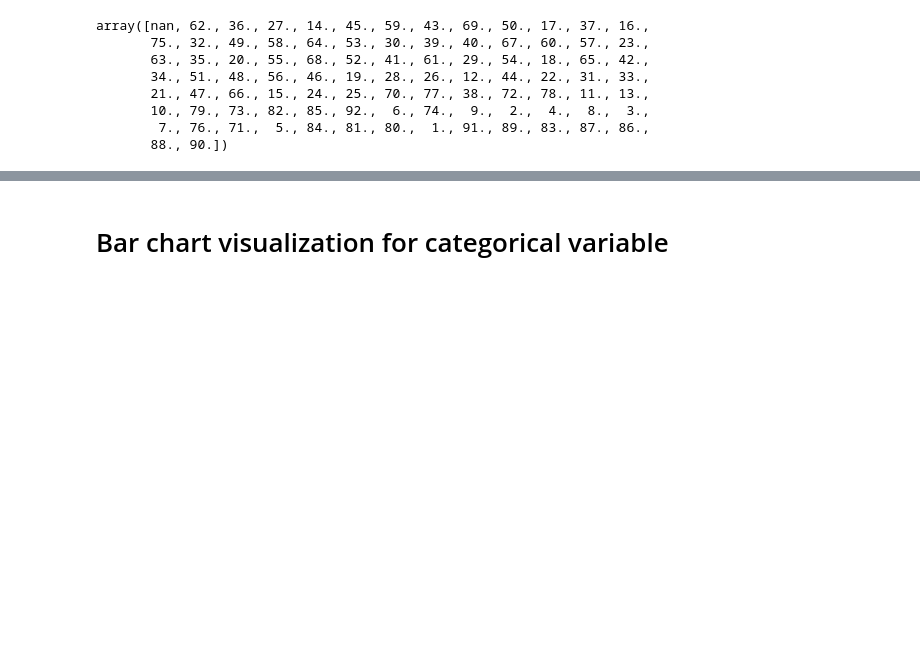
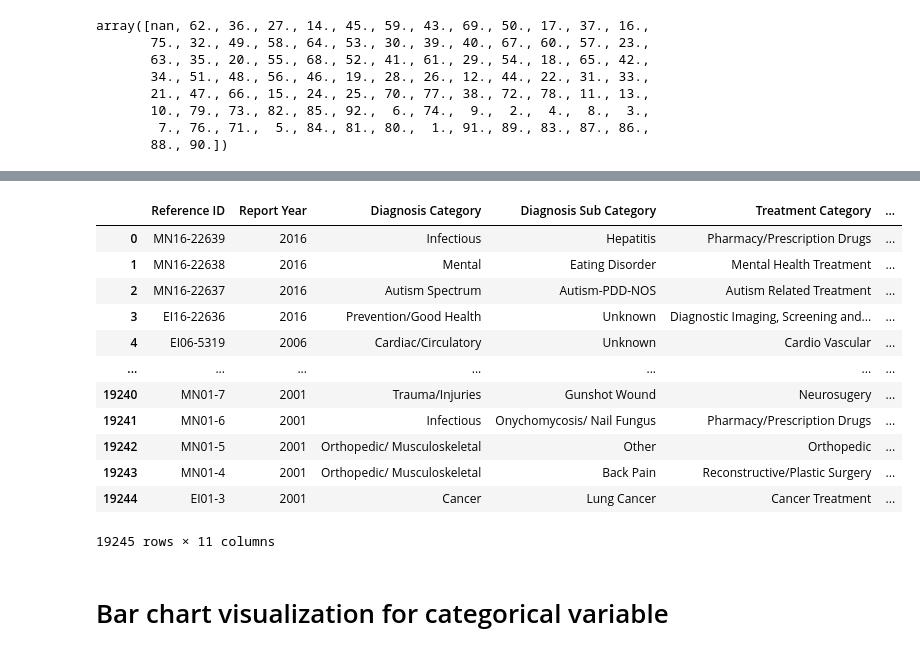
Before and after one commit to rohitkadam1410/Data-Scinence-Projects, a Jupyter notebook: Independent medical review dataset/EDA_independent_medical_review.ipynb, the cells around one changed output, grey strips where cells are left out. Drawn from its saved outputs; the diff is of its cells as text; code cells hidden in the pictures; blank space fills up the shorter version.

Commit message:
replacing null values in dataframe
replaced nan values to unknown

```diff
--- a/Independent medical review dataset/EDA_independent_medical_review.ipynb
+++ b/Independent medical review dataset/EDA_independent_medical_review.ipynb
@@ -291,0 +295,6 @@ Diagnosis Category :
+# %%
+df[['Diagnosis Category', 'Treatment Category']] = df[['Diagnosis Category', 'Treatment Category']].fillna('Unknown')
+# %%
+df[['Patient Gender']] = df[['Patient Gender']].fillna('Unknown')
+# %%
+df[['Age Range']] = df[['Age Range']].fillna('Unknown')
@@ -292,3 +316,21 @@ Diagnosis Category :
+# %%
+df = df.drop(['Extracted Gender','Extracted Age'],axis=1)
+# %%
+df
+# %% [output]
+|  | Reference ID | Report Year | Diagnosis Category | Diagnosis Sub Category | Treatment Category | ... |
+| 0 | MN16-22639 | 2016 | Infectious | Hepatitis | Pharmacy/Prescription Drugs | ... |
+| 1 | MN16-22638 | 2016 | Mental | Eating Disorder | Mental Health Treatment | ... |
+| 2 | MN16-22637 | 2016 | Autism Spectrum | Autism-PDD-NOS | Autism Related Treatment | ... |
+| 3 | EI16-22636 | 2016 | Prevention/Good Health | Unknown | Diagnostic Imaging, Screening and... | ... |
+| 4 | EI06-5319 | 2006 | Cardiac/Circulatory | Unknown | Cardio Vascular | ... |
+| ... | ... | ... | ... | ... | ... | ... |
+| 19240 | MN01-7 | 2001 | Trauma/Injuries | Gunshot Wound | Neurosugery | ... |
+| 19241 | MN01-6 | 2001 | Infectious | Onychomycosis/ Nail Fungus | Pharmacy/Prescription Drugs | ... |
+| 19242 | MN01-5 | 2001 | Orthopedic/ Musculoskeletal | Other | Orthopedic | ... |
+| 19243 | MN01-4 | 2001 | Orthopedic/ Musculoskeletal | Back Pain | Reconstructive/Plastic Surgery | ... |
+| 19244 | EI01-3 | 2001 | Cancer | Lung Cancer | Cancer Treatment | ... |
+19245 rows × 11 columns
 # %% [markdown]
 # Bar chart visualization for categorical variable
 # %%
```
Also changed, not shown: parts of 10 cells of this notebook.
